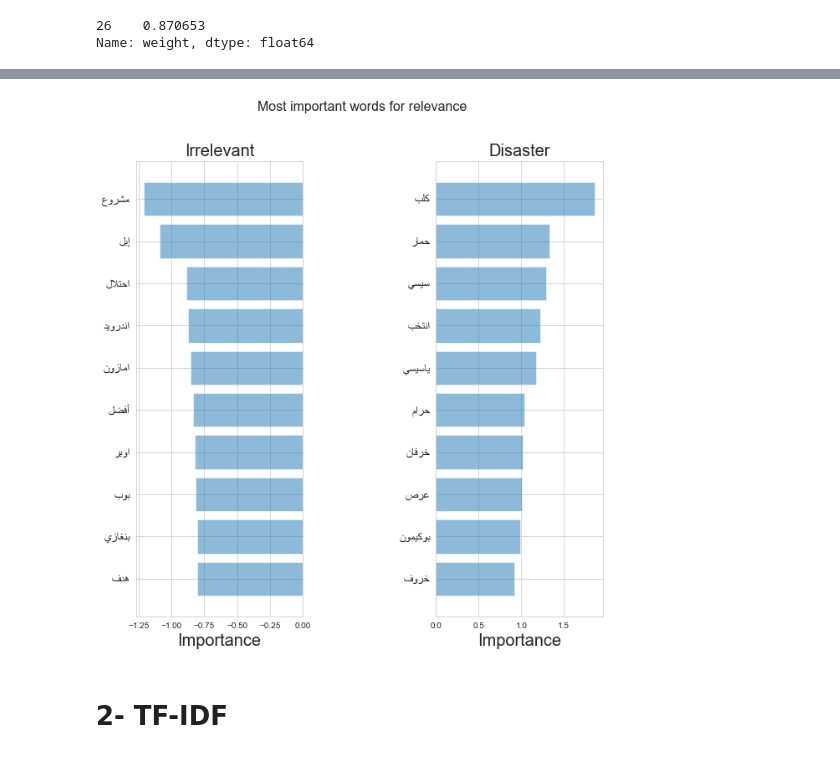
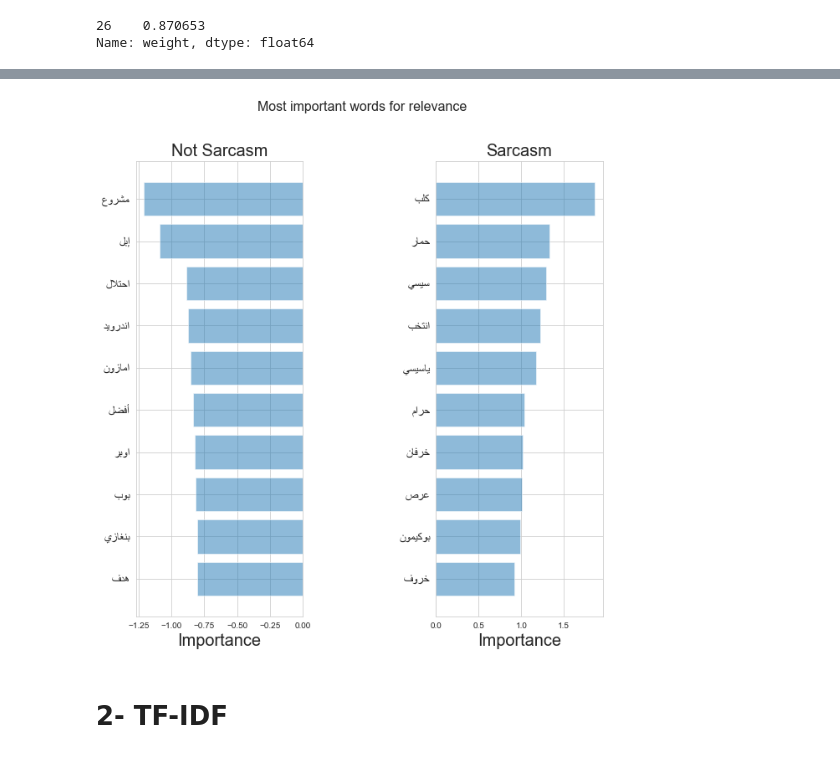
Before and after one commit to Moamen-Elsayed/Sarcasm-Detection-ArSarcasm-Dataset, a Jupyter notebook: Machine_Learning_Approach_Sarcasm_Detection.ipynb, the cells around one changed output, grey strips where cells are left out. Drawn from its saved outputs; the diff is of its cells as text; code cells hidden in the pictures.

```diff
--- a/Machine_Learning_Approach_Sarcasm_Detection.ipynb
+++ b/Machine_Learning_Approach_Sarcasm_Detection.ipynb
@@ -369,36 +365,36 @@ def plot_important_words(top_scores, top_words, bottom_scores, bottom_words, nam
     y_pos = np.arange(len(top_words))
     top_pairs = [(a,b) for a,b in zip(top_words, top_scores)]
     top_pairs = sorted(top_pairs, key=lambda x: x[1])
     bottom_pairs = [(a,b) for a,b in zip(bottom_words, bottom_scores)]
     bottom_pairs = sorted(bottom_pairs, key=lambda x: x[1], reverse=True)
     top_words = [get_display(arabic_reshaper.reshape(a[0])) for a in top_pairs]
     top_scores = [a[1] for a in top_pairs]
     bottom_words = [get_display(arabic_reshaper.reshape(a[0])) for a in bottom_pairs]
     bottom_scores = [a[1] for a in bottom_pairs]
     fig = plt.figure(figsize=(10, 10))
     plt.subplot(121)
     plt.barh(y_pos,bottom_scores, align='center', alpha=0.5)
-    plt.title('Irrelevant', fontsize=20)
+    plt.title('Not Sarcasm', fontsize=20)
     plt.yticks(y_pos, bottom_words, fontsize=14)
     plt.suptitle('Key words', fontsize=16)
     plt.xlabel('Importance', fontsize=20)
     plt.subplot(122)
     plt.barh(y_pos,top_scores, align='center', alpha=0.5)
-    plt.title('Disaster', fontsize=20)
+    plt.title('Sarcasm', fontsize=20)
     plt.yticks(y_pos, top_words, fontsize=14)
     plt.suptitle(name, fontsize=16)
     plt.xlabel('Importance', fontsize=20)
     plt.subplots_adjust(wspace=0.8)
     plt.show()
 
 top_scores = [a[0] for a in importance[0]['tops']]
 top_words = [a[1] for a in importance[0]['tops']]
 bottom_scores = [a[0] for a in importance[0]['bottom']]
 bottom_words = [a[1] for a in importance[0]['bottom']]
 
 plot_important_words(top_scores, top_words, bottom_scores, bottom_words, "Most important words for relevance")
 # %% [output]
-[figure, old version]
+[figure, new version]
 # %% [markdown]
 # 2- TF-IDF
 # %%
```
Also changed, not shown: parts of 13 cells of this notebook.
